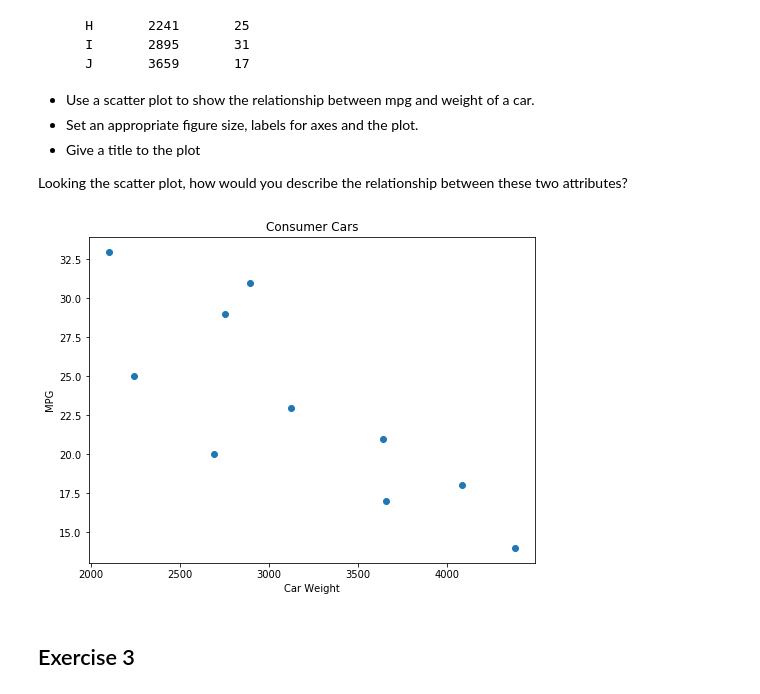
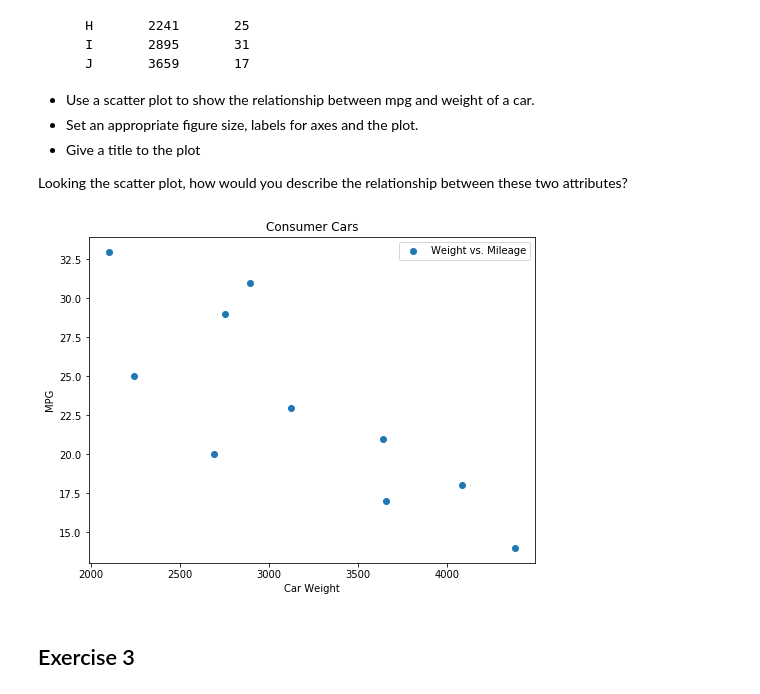
Before and after one commit to slieb74/dsc-0-01-22-visualizing-data-lab-nyc-career-ds-062518, a Jupyter notebook: index.ipynb, the cells around one changed output. Drawn from its saved outputs; the diff is of its cells as text; code cells hidden in the pictures.

```diff
--- a/index.ipynb
+++ b/index.ipynb
@@ -68,18 +68,19 @@ Looking the scatter plot, how would you describe the relationship between these
 # %%
 weight = [2750, 3125, 2100, 4082, 2690, 3640, 4380, 2241, 2895, 3659]
 mpg = [29, 23, 33, 18, 20, 21, 14, 25, 31, 17]
 
 # Set the figure size in inches
 plt.figure(figsize=(8,6))
 # Plot with scatter()
 plt.scatter(weight, mpg, label='Weight vs. Mileage')
 # Set x and y axes labels and give titles
 plt.xlabel("Car Weight")
 plt.ylabel("MPG")
 plt.title('Consumer Cars')
+plt.legend()
 plt.show()
 # %% [output]
-[figure, old version]
+[figure, new version]
 # %% [markdown]
 ## Exercise 3
 # %% [markdown]
```
